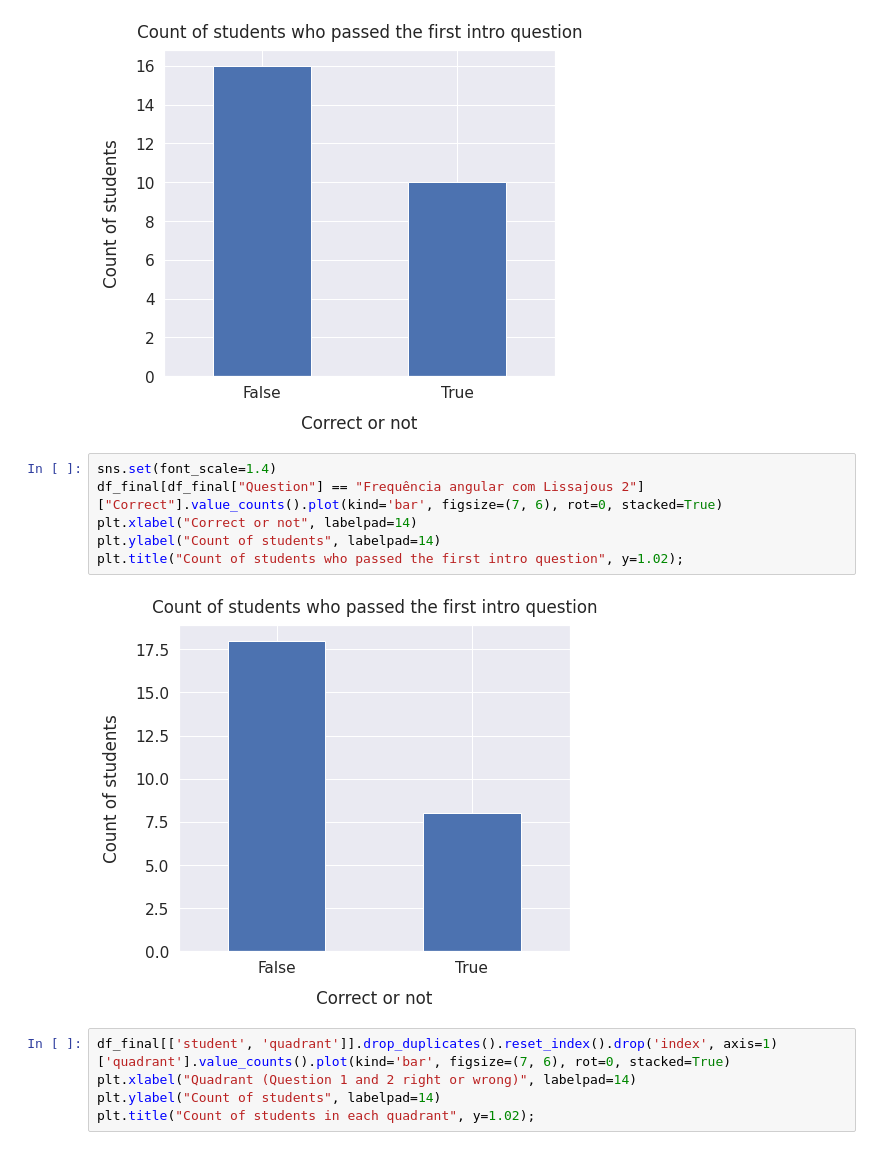
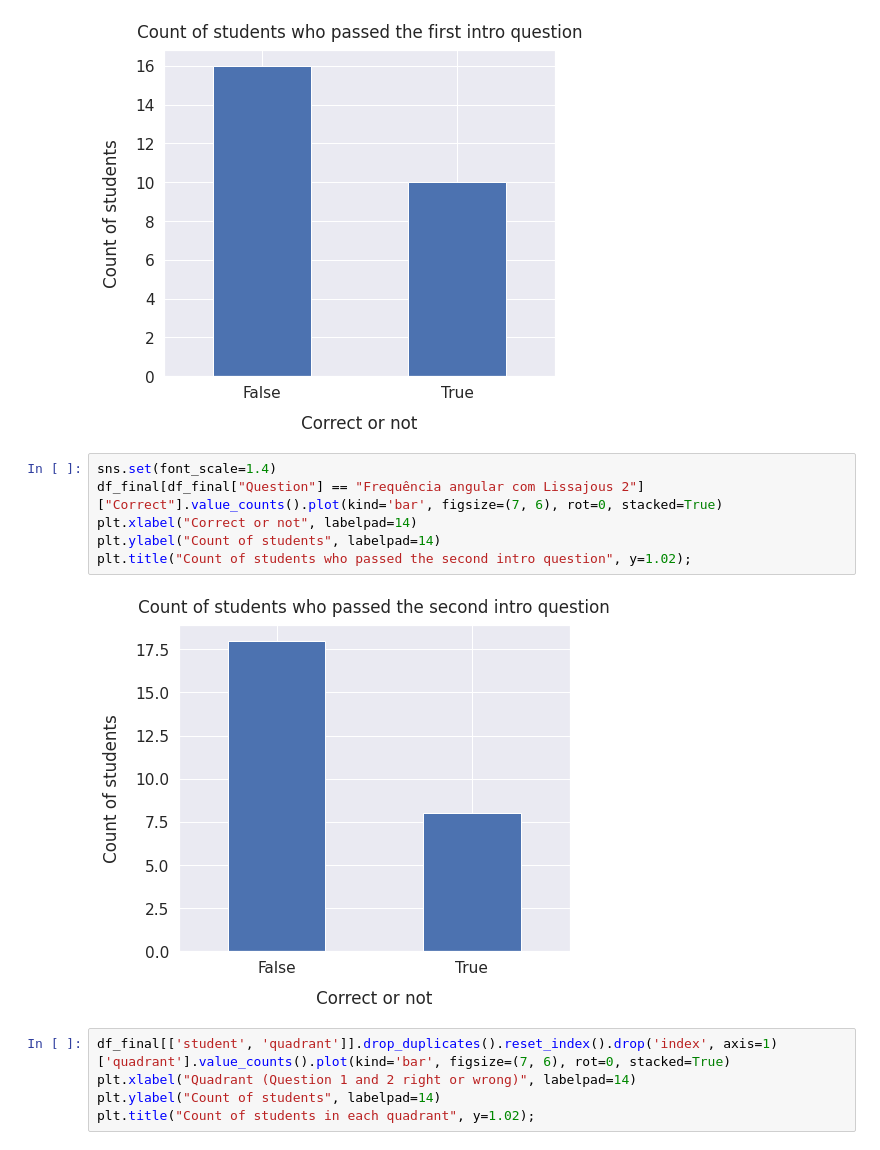
Before and after one commit to avilarenan/LearnLissajousResults, a Jupyter notebook: canvas.ipynb, the cells around one changed output. Cells and saved outputs as stored; diff of their text form.

```diff
--- a/canvas.ipynb
+++ b/canvas.ipynb
@@ -271,11 +271,11 @@ plt.title("Count of students who passed the first intro question", y=1.02);
 # %%
 sns.set(font_scale=1.4)
 df_final[df_final["Question"] == "Frequência angular com Lissajous 2"]["Correct"].value_counts().plot(kind='bar', figsize=(7, 6), rot=0, stacked=True)
 plt.xlabel("Correct or not", labelpad=14)
 plt.ylabel("Count of students", labelpad=14)
-plt.title("Count of students who passed the first intro question", y=1.02);
+plt.title("Count of students who passed the second intro question", y=1.02);
 # %% [output]
-[figure, old version]
+[figure, new version]
 # %%
 df_final[['student', 'quadrant']].drop_duplicates().reset_index().drop('index', axis=1)['quadrant'].value_counts().plot(kind='bar', figsize=(7, 6), rot=0, stacked=True)
 plt.xlabel("Quadrant (Question 1 and 2 right or wrong)", labelpad=14)
```
Also changed, not shown: parts of 3 cells of this notebook.
